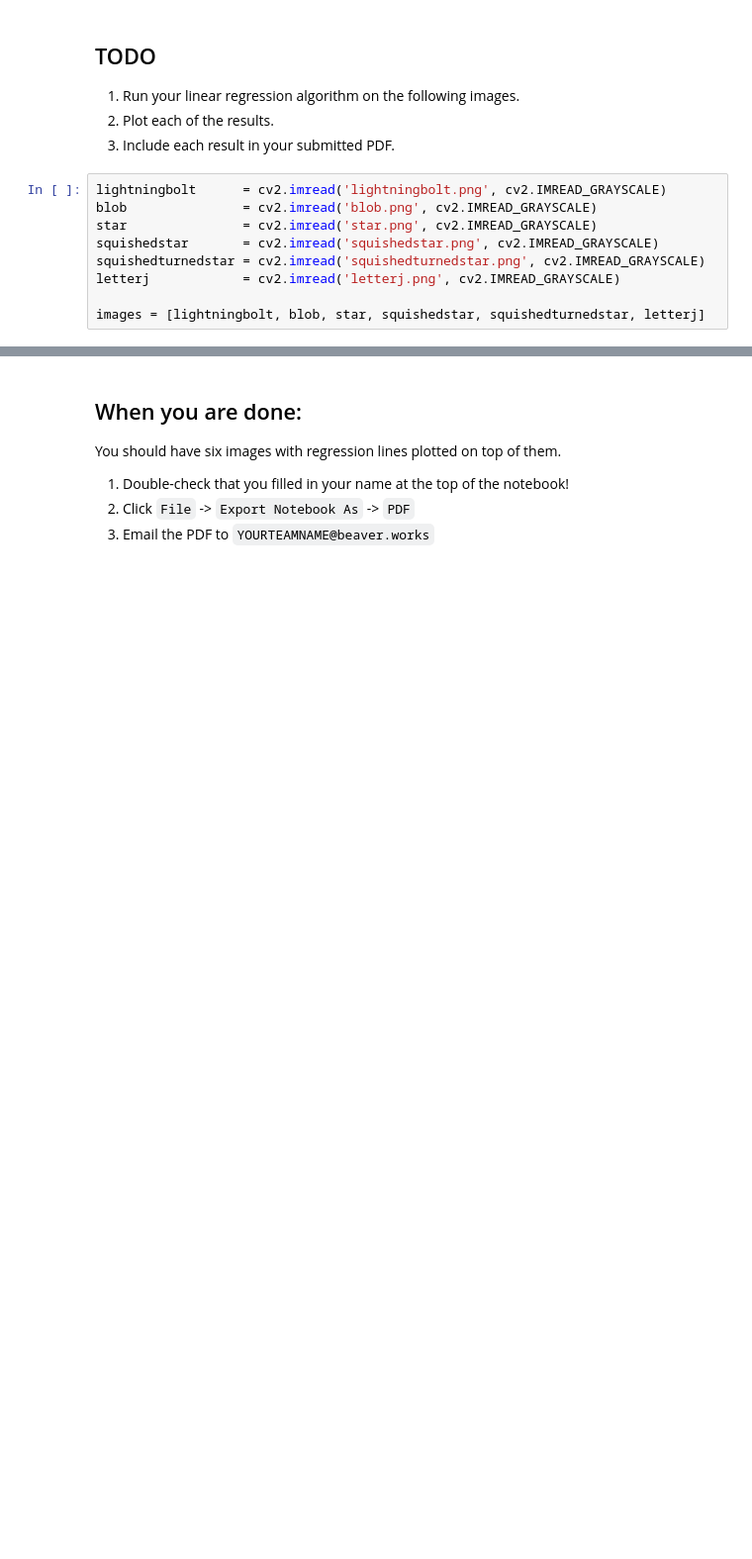
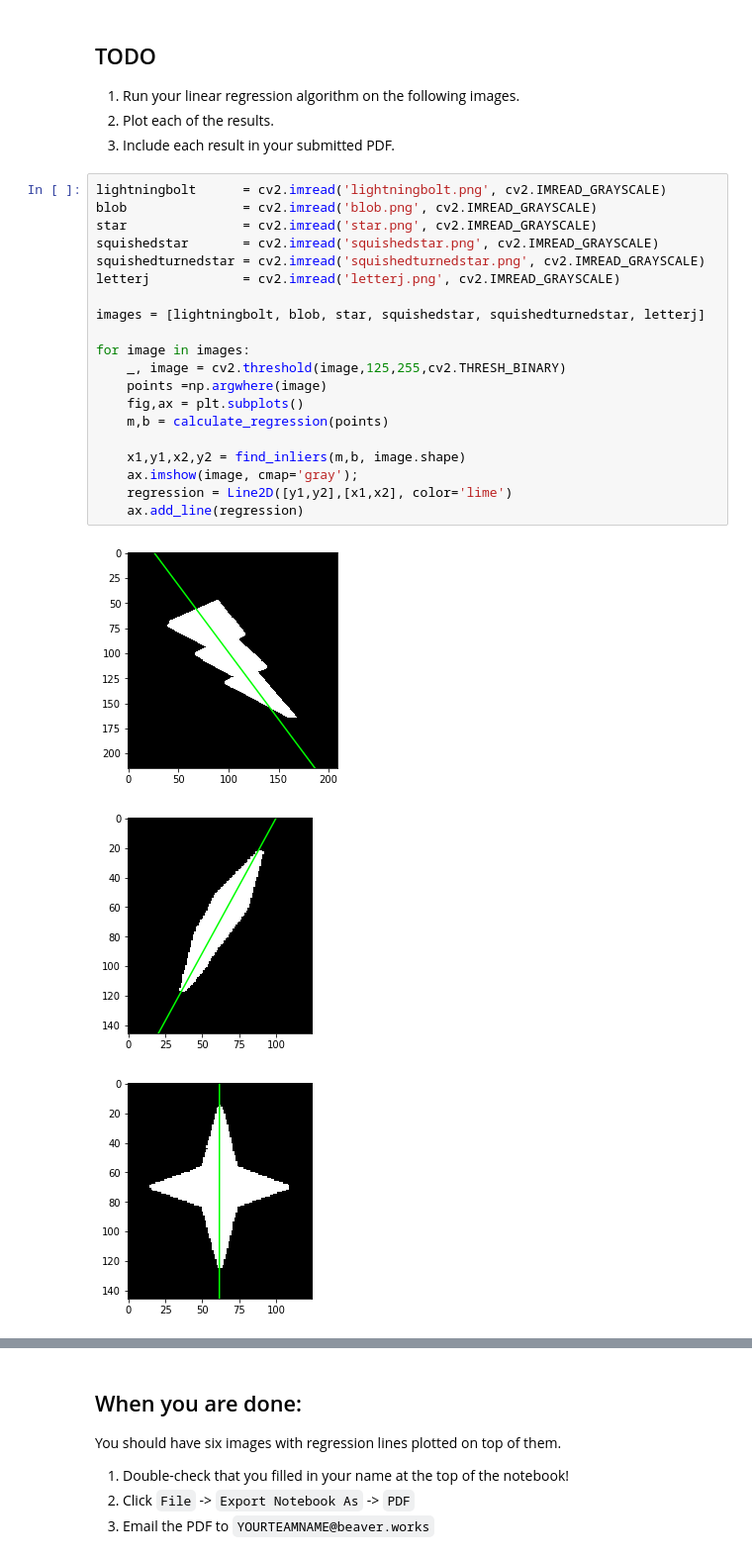
Before and after one commit to ncnynl/bwsi-uav-labs-docs, a Jupyter notebook: computer_vision/LinearRegression.ipynb, the cells around one changed output, grey strips where cells are left out. Shown at 99% size. Saved outputs shown, nothing was run; the diff lists cells and outputs as text; blank space fills up the shorter version.

```diff
--- a/computer_vision/LinearRegression.ipynb
+++ b/computer_vision/LinearRegression.ipynb
@@ -142,9 +163,24 @@ ax.add_line(regression);
 # %%
 lightningbolt      = cv2.imread('lightningbolt.png', cv2.IMREAD_GRAYSCALE)
 blob               = cv2.imread('blob.png', cv2.IMREAD_GRAYSCALE)
 star               = cv2.imread('star.png', cv2.IMREAD_GRAYSCALE)
 squishedstar       = cv2.imread('squishedstar.png', cv2.IMREAD_GRAYSCALE)
 squishedturnedstar = cv2.imread('squishedturnedstar.png', cv2.IMREAD_GRAYSCALE)
 letterj            = cv2.imread('letterj.png', cv2.IMREAD_GRAYSCALE)
 
 images = [lightningbolt, blob, star, squishedstar, squishedturnedstar, letterj]
+
+for image in images:
+    _, image = cv2.threshold(image,125,255,cv2.THRESH_BINARY)
+    points =np.argwhere(image)
+    fig,ax = plt.subplots()
+    m,b = calculate_regression(points)
+
+    x1,y1,x2,y2 = find_inliers(m,b, image.shape)
+    ax.imshow(image, cmap='gray');
+    regression = Line2D([y1,y2],[x1,x2], color='lime')
+    ax.add_line(regression)
+# %% [output]
+[figure, added]
+[figure, added]
+[figure, added]
```
Also changed, not shown: parts of 15 cells of this notebook, 19 other files.
